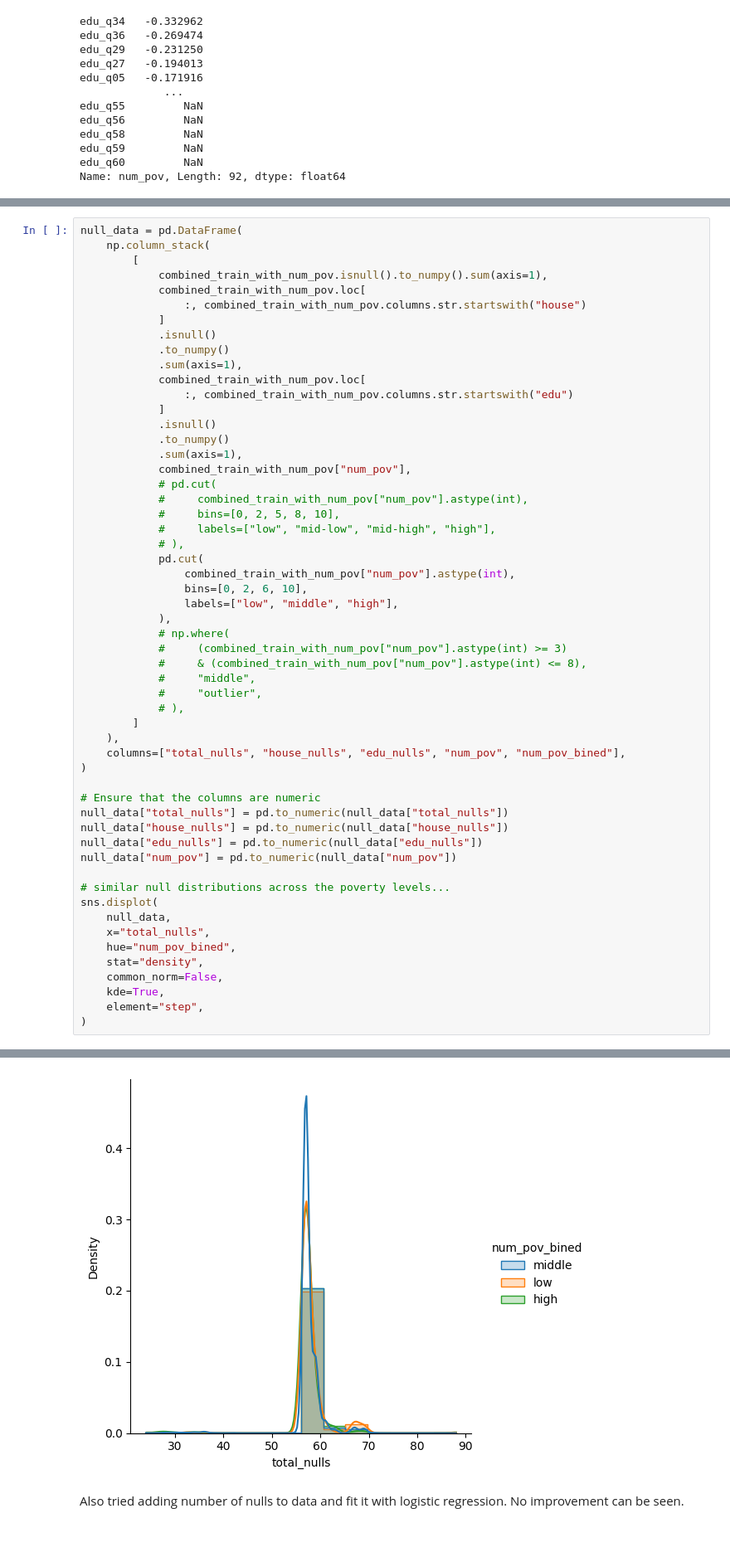
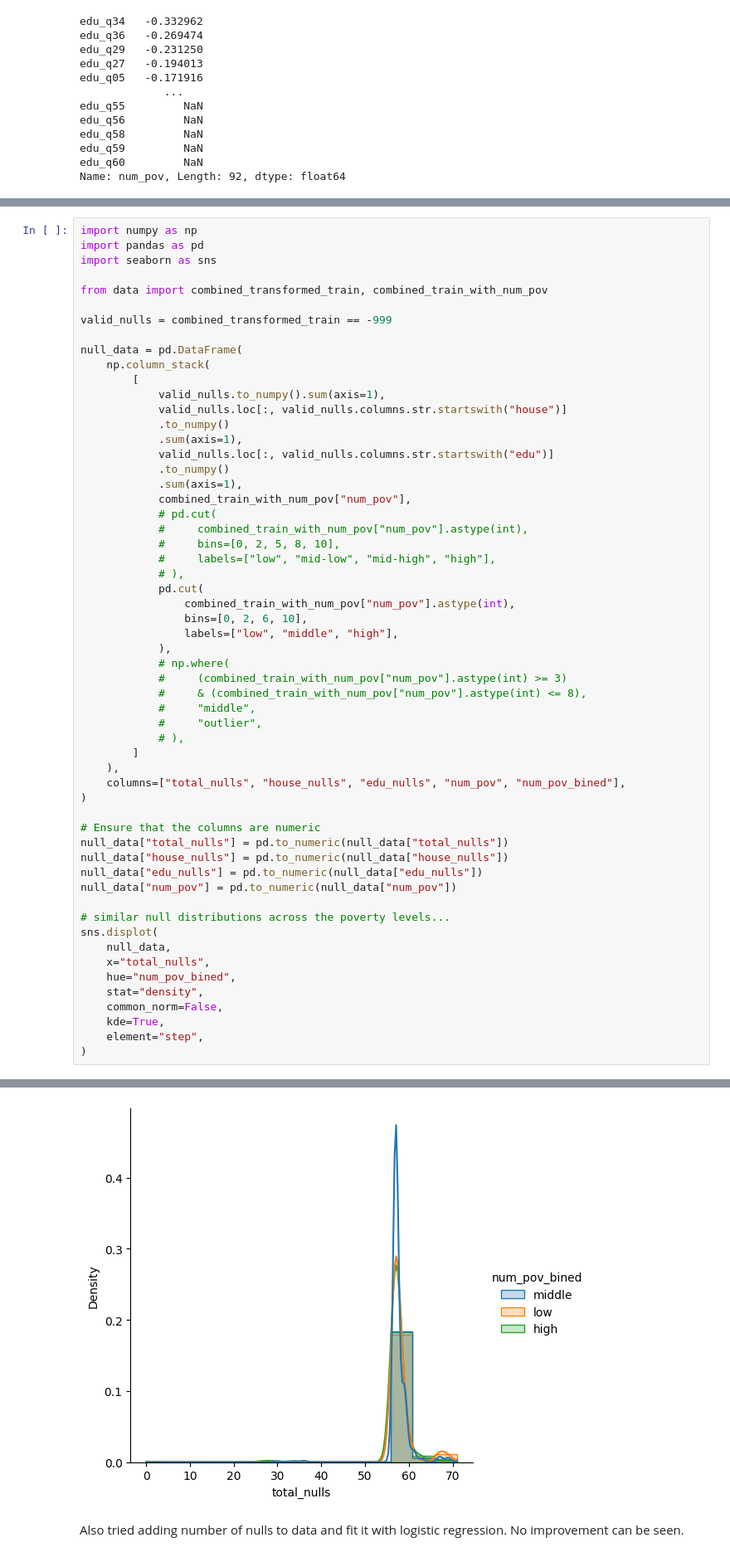
Before and after one commit to BorisLeung/STA841Kaggle, a Jupyter notebook: eda.ipynb, the cells around one changed output, grey strips where cells are left out. Shown at 83% size. Drawn from its saved outputs; the diff is of its cells as text.

Commit message:
Add some data insight

```diff
--- a/eda.ipynb
+++ b/eda.ipynb
@@ -239,20 +239,22 @@ dtype: float64
 <seaborn.axisgrid.PairGrid at 0x...>
 [figure]
 # %%
+import numpy as np
+import pandas as pd
+import seaborn as sns
+
+from data import combined_transformed_train, combined_train_with_num_pov
+
+valid_nulls = combined_transformed_train == -999
+
 null_data = pd.DataFrame(
     np.column_stack(
         [
-            combined_train_with_num_pov.isnull().to_numpy().sum(axis=1),
-            combined_train_with_num_pov.loc[
-                :, combined_train_with_num_pov.columns.str.startswith("house")
-            ]
-            .isnull()
+            valid_nulls.to_numpy().sum(axis=1),
+            valid_nulls.loc[:, valid_nulls.columns.str.startswith("house")]
             .to_numpy()
             .sum(axis=1),
-            combined_train_with_num_pov.loc[
-                :, combined_train_with_num_pov.columns.str.startswith("edu")
-            ]
-            .isnull()
+            valid_nulls.loc[:, valid_nulls.columns.str.startswith("edu")]
             .to_numpy()
             .sum(axis=1),
             combined_train_with_num_pov["num_pov"],
@@ -268,34 +270,34 @@ null_data = pd.DataFrame(
             ),
             # np.where(
             #     (combined_train_with_num_pov["num_pov"].astype(int) >= 3)
             #     & (combined_train_with_num_pov["num_pov"].astype(int) <= 8),
             #     "middle",
             #     "outlier",
             # ),
         ]
     ),
     columns=["total_nulls", "house_nulls", "edu_nulls", "num_pov", "num_pov_bined"],
 )
 
 # Ensure that the columns are numeric
 null_data["total_nulls"] = pd.to_numeric(null_data["total_nulls"])
 null_data["house_nulls"] = pd.to_numeric(null_data["house_nulls"])
 null_data["edu_nulls"] = pd.to_numeric(null_data["edu_nulls"])
 null_data["num_pov"] = pd.to_numeric(null_data["num_pov"])
 
 # similar null distributions across the poverty levels...
 sns.displot(
     null_data,
     x="total_nulls",
     hue="num_pov_bined",
     stat="density",
     common_norm=False,
     kde=True,
     element="step",
 )
 # %% [output]
 <seaborn.axisgrid.FacetGrid at 0x...>
-[figure, old version]
+[figure, new version]
 # %% [markdown]
 Also tried adding number of nulls to data and fit it with logistic regression. No improvement can be seen.
 # %%
```
Also changed, not shown: parts of 18 cells of this notebook, 1 other file.
